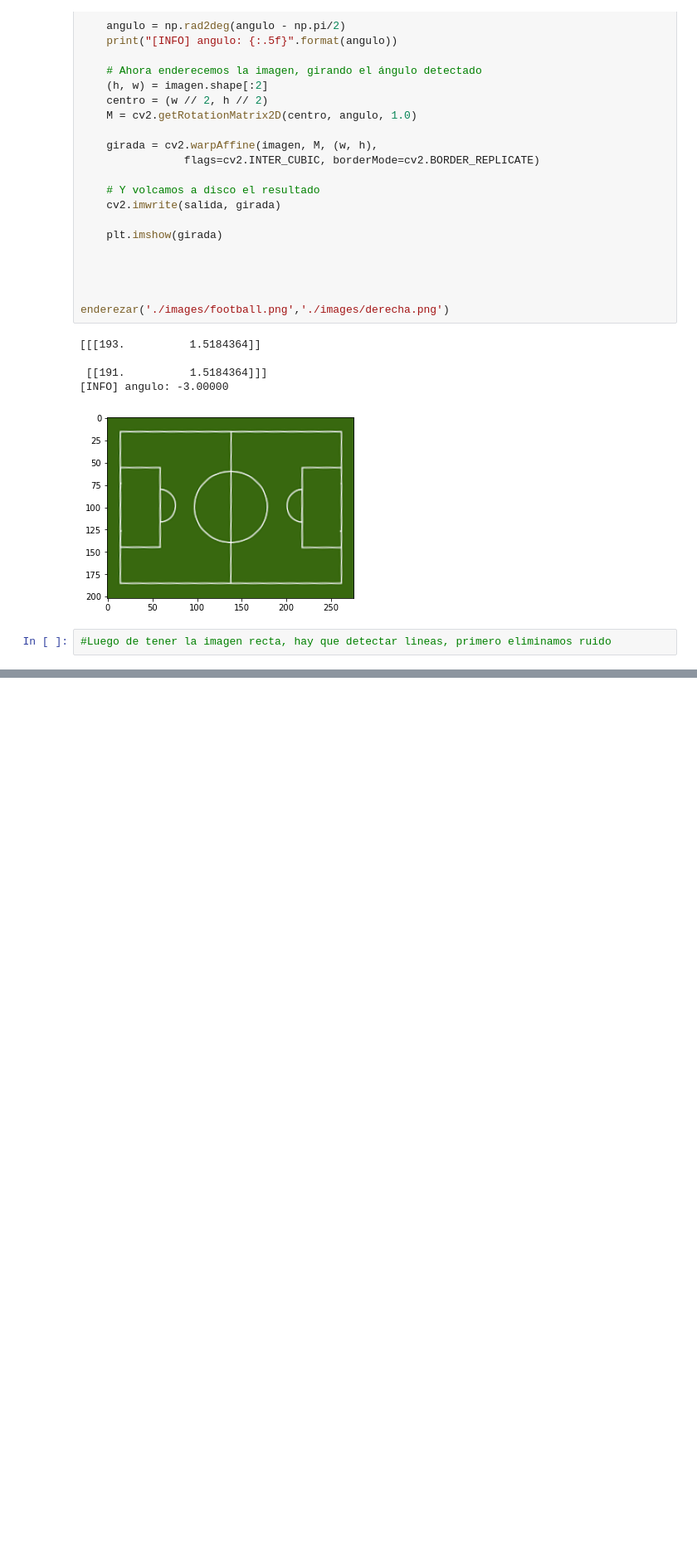
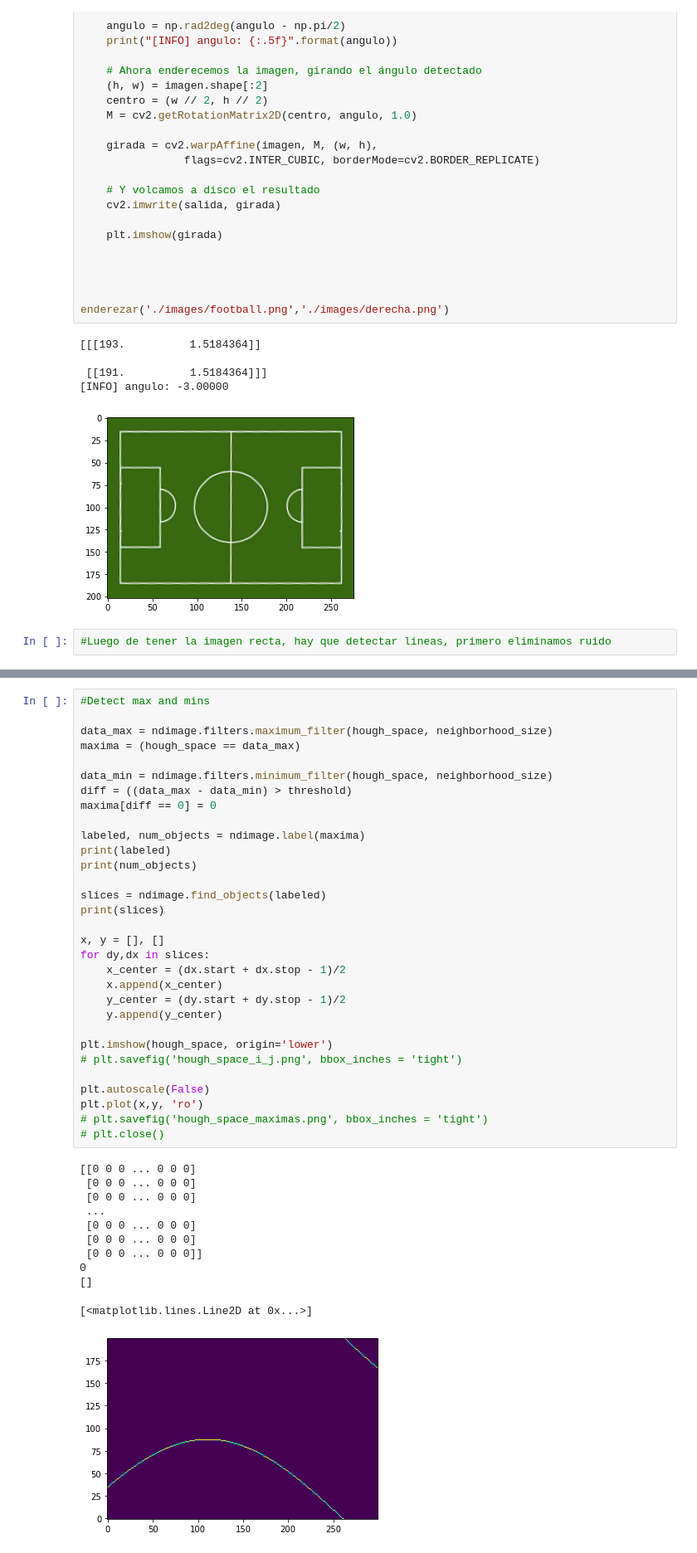
Before and after one commit to jagoss/cv-um-2021, a Jupyter notebook: trabajo-final/Ejercicio_1.ipynb, the cells around one changed output, grey strips where cells are left out. Shown: that part at 83% size. Saved outputs shown, nothing was run; the diff lists cells and outputs as text; blank space fills up the shorter version.

Commit message:
avances hough imp

```diff
--- a/trabajo-final/Ejercicio_1.ipynb
+++ b/trabajo-final/Ejercicio_1.ipynb
@@ -204,0 +175,43 @@ True
+# %%
+#Detect max and mins
+
+data_max = ndimage.filters.maximum_filter(hough_space, neighborhood_size)
+maxima = (hough_space == data_max)
+
+data_min = ndimage.filters.minimum_filter(hough_space, neighborhood_size)
+diff = ((data_max - data_min) > threshold)
+maxima[diff == 0] = 0
+
+labeled, num_objects = ndimage.label(maxima)
+print(labeled)
+print(num_objects)
+
+slices = ndimage.find_objects(labeled)
+print(slices)
+
+x, y = [], []
+for dy,dx in slices:
+    x_center = (dx.start + dx.stop - 1)/2
+    x.append(x_center)
+    y_center = (dy.start + dy.stop - 1)/2
+    y.append(y_center)
+
+plt.imshow(hough_space, origin='lower')
+# plt.savefig('hough_space_i_j.png', bbox_inches = 'tight')
+
+plt.autoscale(False)
+plt.plot(x,y, 'ro')
+# plt.savefig('hough_space_maximas.png', bbox_inches = 'tight')
+# plt.close()
+# %% [output]
+[[0 0 0 ... 0 0 0]
+ [0 0 0 ... 0 0 0]
+ [0 0 0 ... 0 0 0]
+ ...
+ [0 0 0 ... 0 0 0]
+ [0 0 0 ... 0 0 0]
+ [0 0 0 ... 0 0 0]]
+0
+[]
+[<matplotlib.lines.Line2D at 0x...>]
+[figure, added]
```
Also changed, not shown: parts of 6 cells of this notebook, 3 other files.
